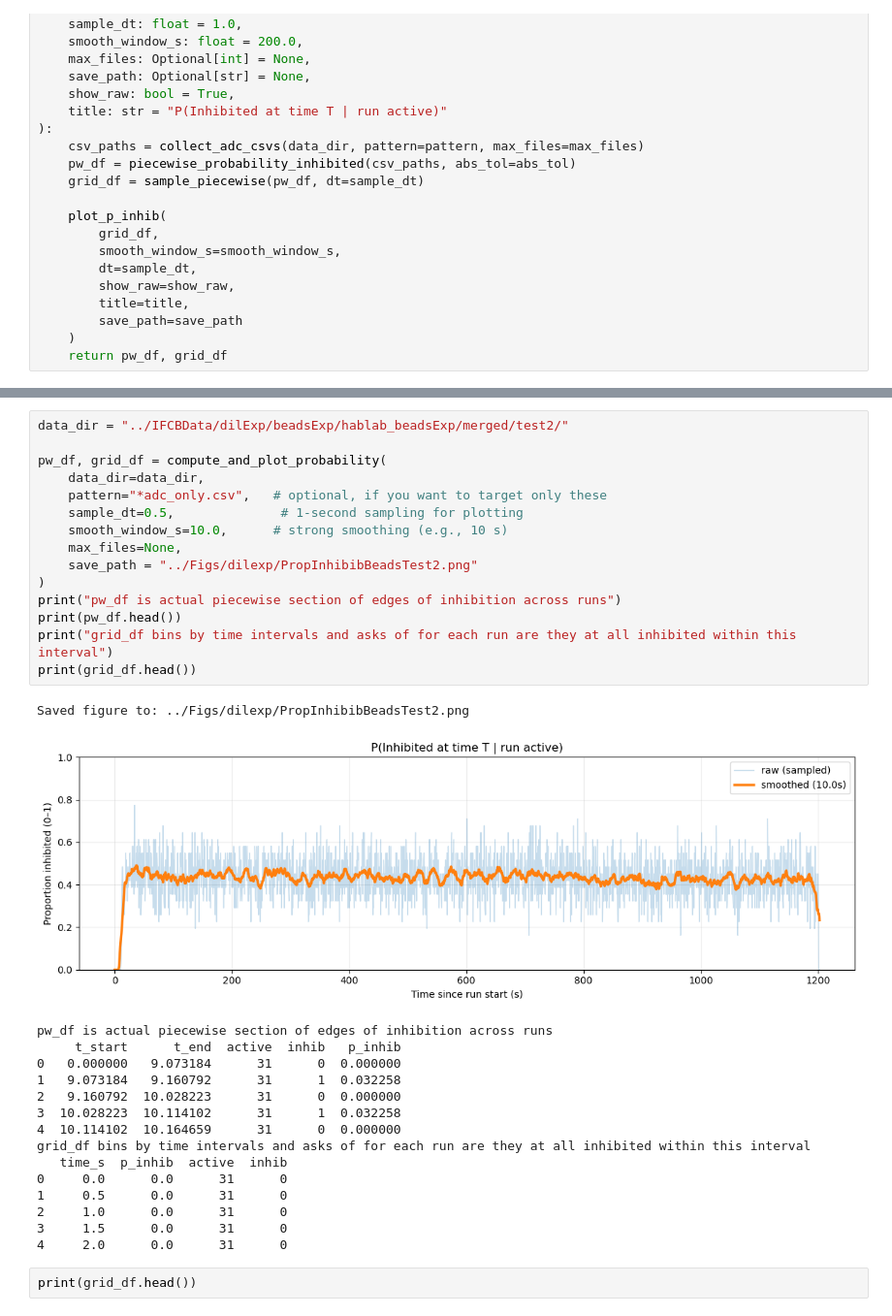
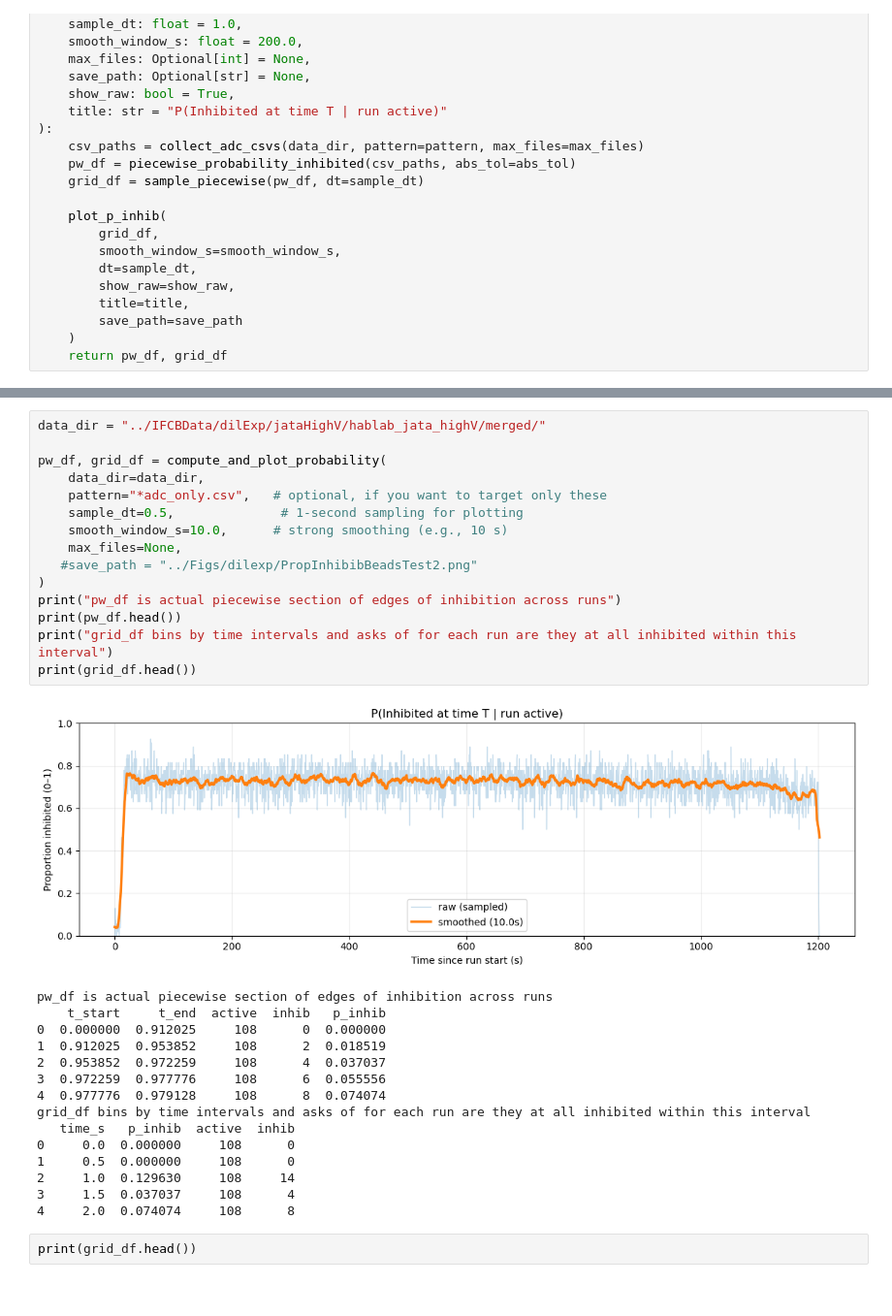
Before and after one commit to michaelstaiger/IFCBParticleSize, a Jupyter notebook: EmpyricalAnalysis/Notebooks/PiecewiseInhibitProbability.ipynb, the cells around one changed output, grey strips where cells are left out. Shown at 97% size. Cells and saved outputs as stored; diff of their text form.

```diff
--- a/EmpyricalAnalysis/Notebooks/PiecewiseInhibitProbability.ipynb
+++ b/EmpyricalAnalysis/Notebooks/PiecewiseInhibitProbability.ipynb
@@ -271,35 +404,34 @@ def compute_and_plot_probability(
 # %%
-data_dir = "../IFCBData/dilExp/beadsExp/hablab_beadsExp/merged/test2/"
+data_dir = "../IFCBData/dilExp/jataHighV/hablab_jata_highV/merged/"
 
 pw_df, grid_df = compute_and_plot_probability(
     data_dir=data_dir,
     pattern="*adc_only.csv",   # optional, if you want to target only these
     sample_dt=0.5,              # 1-second sampling for plotting
     smooth_window_s=10.0,      # strong smoothing (e.g., 10 s)
     max_files=None,
-    save_path = "../Figs/dilexp/PropInhibibBeadsTest2.png"
+   #save_path = "../Figs/dilexp/PropInhibibBeadsTest2.png"
 )
 print("pw_df is actual piecewise section of edges of inhibition across runs")
 print(pw_df.head())
 print("grid_df bins by time intervals and asks of for each run are they at all inhibited within this interval")
 print(grid_df.head())
 # %% [output]
+[figure, new version]
-Saved figure to: ../Figs/dilexp/PropInhibibBeadsTest2.png
+pw_df is actual piecewise section of edges of inhibition across runs
+    t_start     t_end  active  inhib   p_inhib
+0  0.000000  0.912025     108      0  0.000000
+1  0.912025  0.953852     108      2  0.018519
+2  0.953852  0.972259     108      4  0.037037
+3  0.972259  0.977776     108      6  0.055556
+4  0.977776  0.979128     108      8  0.074074
+grid_df bins by time intervals and asks of for each run are they at all inhibited within this interval
+   time_s   p_inhib  active  inhib
+0     0.0  0.000000     108      0
+1     0.5  0.000000     108      0
+2     1.0  0.129630     108     14
+3     1.5  0.037037     108      4
+4     2.0  0.074074     108      8
-[figure, old version]
-pw_df is actual piecewise section of edges of inhibition across runs
-     t_start      t_end  active  inhib   p_inhib
-0   0.000000   9.073184      31      0  0.000000
-1   9.073184   9.160792      31      1  0.032258
-2   9.160792  10.028223      31      0  0.000000
-3  10.028223  10.114102      31      1  0.032258
-4  10.114102  10.164659      31      0  0.000000
-grid_df bins by time intervals and asks of for each run are they at all inhibited within this interval
-   time_s  p_inhib  active  inhib
-0     0.0      0.0      31      0
-1     0.5      0.0      31      0
-2     1.0      0.0      31      0
-3     1.5      0.0      31      0
-4     2.0      0.0      31      0
 # %%
 print(grid_df.head())
 # %% [output]
```
Also changed, not shown: parts of 14 cells of this notebook, 4 other files.
